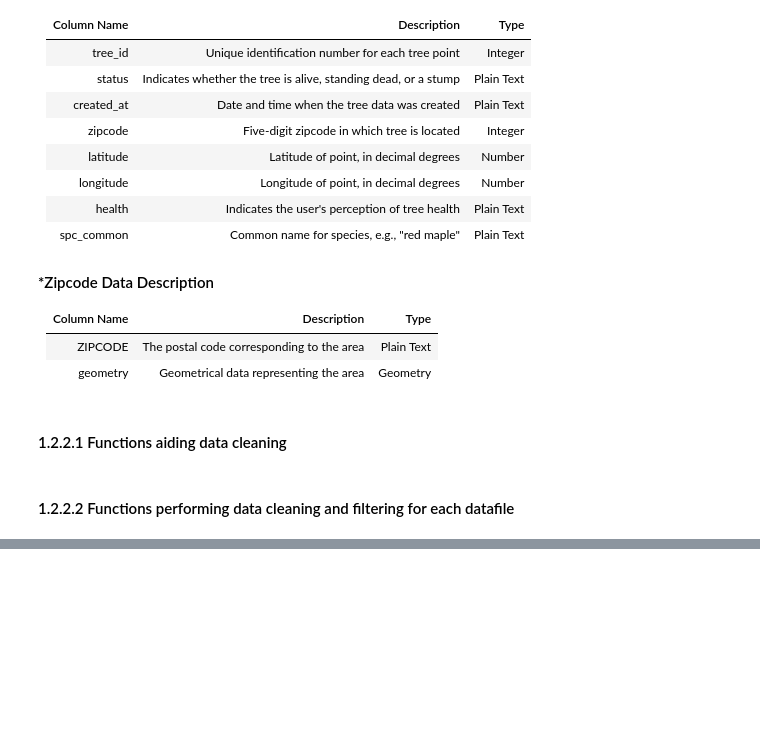
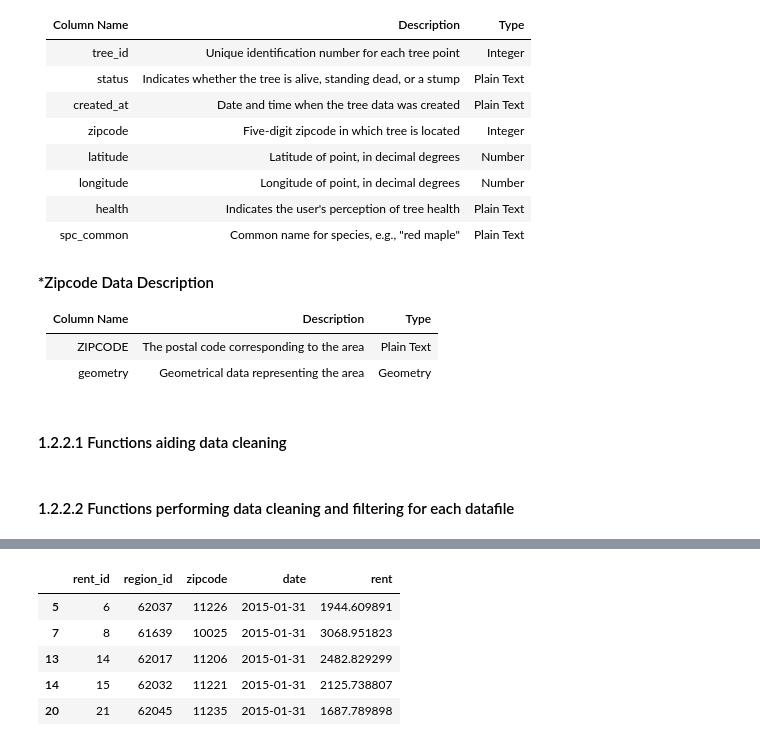
Before and after one commit to lc3779/Project_4501_IEOR, a Jupyter notebook: Project_4501_IEOR.ipynb, the cells around one changed output, grey strips where cells are left out. Cells and saved outputs as stored; diff of their text form; code cells hidden in the pictures; blank space fills up the shorter version.

```diff
--- a/Project_4501_IEOR.ipynb
+++ b/Project_4501_IEOR.ipynb
@@ -735,0 +829,9 @@ assert not df_zillow_data.empty, "Zillow Rent data should not be empty"
+# %%
+df_zillow_data.head()
+# %% [output]
+|  | rent_id | region_id | zipcode | date | rent |
+| 5 | 6 | 62037 | 11226 | 2015-01-31 | 1944.609891 |
+| 7 | 8 | 61639 | 10025 | 2015-01-31 | 3068.951823 |
+| 13 | 14 | 62017 | 11206 | 2015-01-31 | 2482.829299 |
+| 14 | 15 | 62032 | 11221 | 2015-01-31 | 2125.738807 |
+| 20 | 21 | 62045 | 11235 | 2015-01-31 | 1687.789898 |
```
Also changed, not shown: parts of 8 cells of this notebook.
